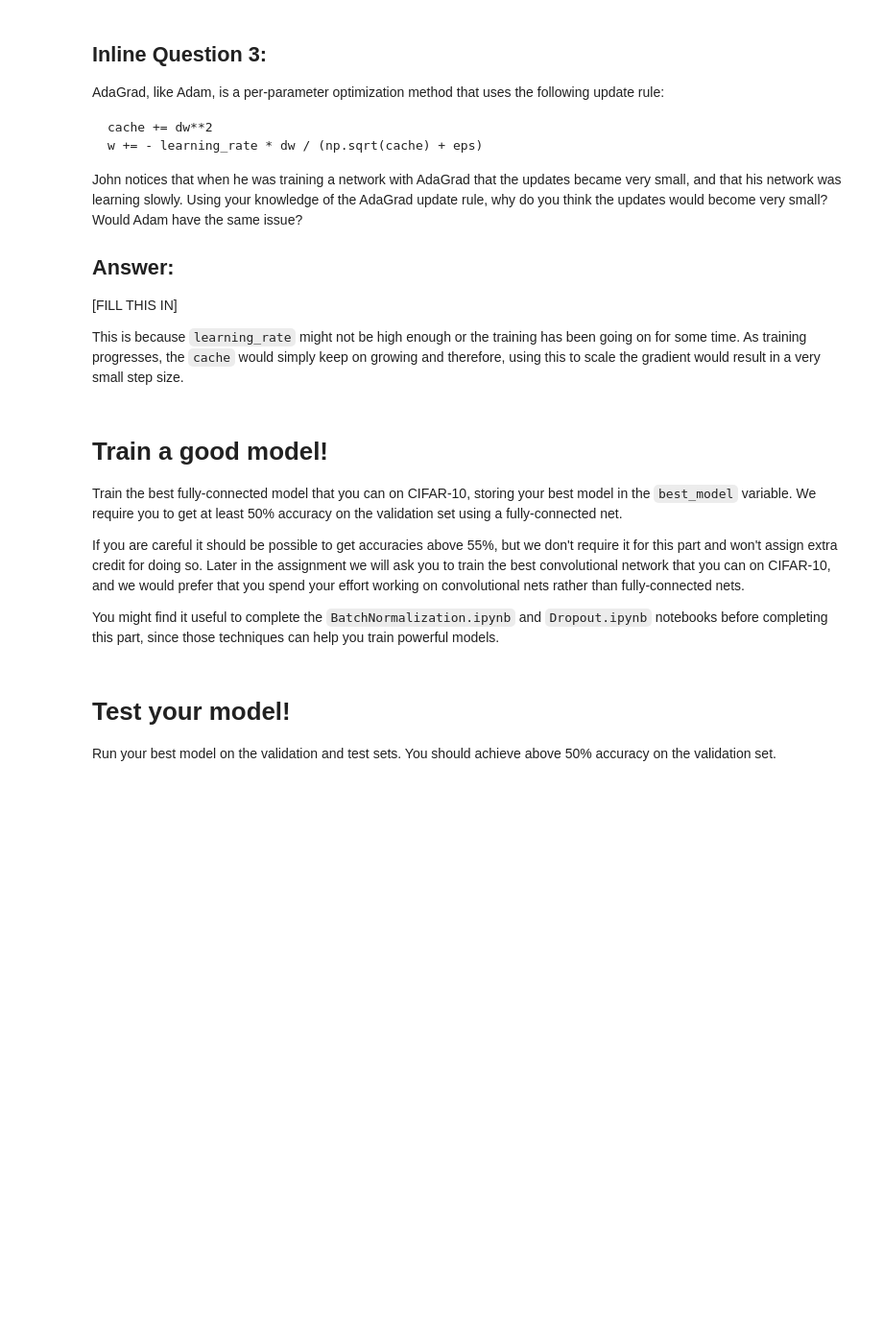
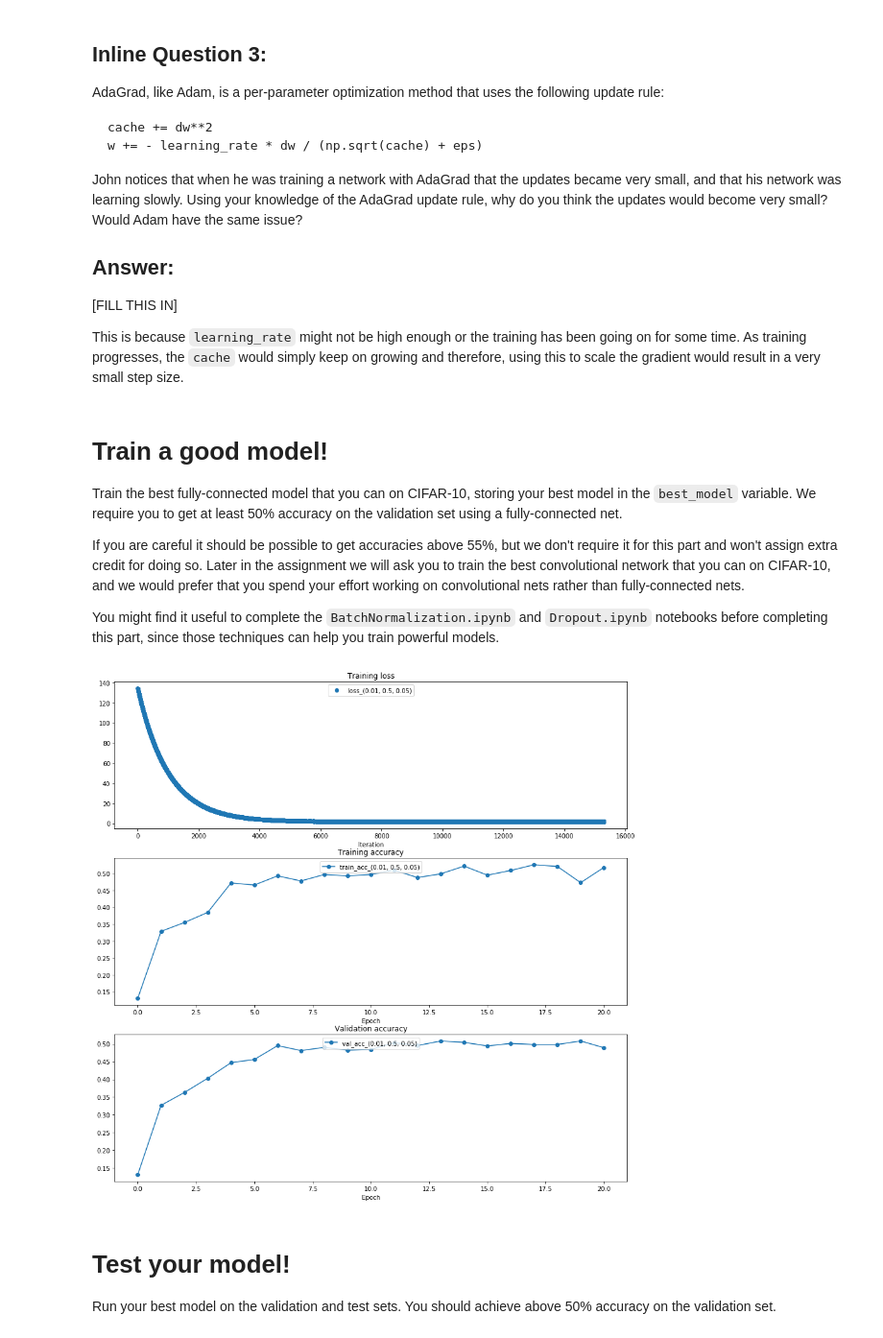
Before and after one commit to hardianlawi/stanford-cs231n, a Jupyter notebook: assignment2/FullyConnectedNets.ipynb, the cells around one changed output. Shown: that part at 96% size. Drawn from its saved outputs; the diff is of its cells as text; code cells hidden in the pictures; blank space fills up the shorter version.

```diff
--- a/assignment2/FullyConnectedNets.ipynb
+++ b/assignment2/FullyConnectedNets.ipynb
@@ -852,3 +832,86 @@ pass
+# %%
+best_model = None
+################################################################################
+# TODO: Train the best FullyConnectedNet that you can on CIFAR-10. You might   #
+# find batch/layer normalization and dropout useful. Store your best model in  #
+# the best_model variable.                                                     #
+################################################################################
+# *****START OF YOUR CODE (DO NOT DELETE/MODIFY THIS LINE)*****
+
+solvers = {}
+
+
+for params in [
+#     (1e-2, 0.25, 0.0),
+    (1e-2, 0.5, 0.05),
+#     (1e-2, 0.5, 0.1)
+]:
+
+    lr, dropout, reg = params
+
+    model = FullyConnectedNet(
+        [512, 512, 512],
+        dropout=dropout,
+        reg=reg,
+        normalization='batchnorm',
+        weight_scale=5e-2,
+    )
+
+
+    solver = Solver(
+        model,
+        data,
+        num_epochs=20,
+        batch_size=64,
+        update_rule='sgd',
+        optim_config={
+            'learning_rate': lr,
+            'momentum': 0.9
+        },
+        verbose=False)
+
+    solver.train()
+
+    solvers[params] = solver
+
+
+plt.subplot(3, 1, 1)
+plt.title('Training loss')
+plt.xlabel('Iteration')
+
+plt.subplot(3, 1, 2)
+plt.title('Training accuracy')
+plt.xlabel('Epoch')
+
+plt.subplot(3, 1, 3)
+plt.title('Validation accuracy')
+plt.xlabel('Epoch')
+
+for params, solver in solvers.items():
+  plt.subplot(3, 1, 1)
+  plt.plot(solver.loss_history, 'o', label=f"loss_{params}")
+
+  plt.subplot(3, 1, 2)
+  plt.plot(solver.train_acc_history, '-o', label=f"train_acc_{params}")
+
+  plt.subplot(3, 1, 3)
+  plt.plot(solver.val_acc_history, '-o', label=f"val_acc_{params}")
+
+for i in [1, 2, 3]:
+  plt.subplot(3, 1, i)
+  plt.legend(loc='upper center', ncol=4)
+
+plt.gcf().set_size_inches(15, 15)
+plt.show()
+
+best_model = model
+
+# *****END OF YOUR CODE (DO NOT DELETE/MODIFY THIS LINE)*****
+################################################################################
+#                              END OF YOUR CODE                                #
+################################################################################
+# %% [output]
+[figure, added]
 # %% [markdown]
 # Test your model!
 Run your best model on the validation and test sets. You should achieve above 50% accuracy on the validation set.
```
Also changed, not shown: parts of 3 cells of this notebook, 1 other file.
